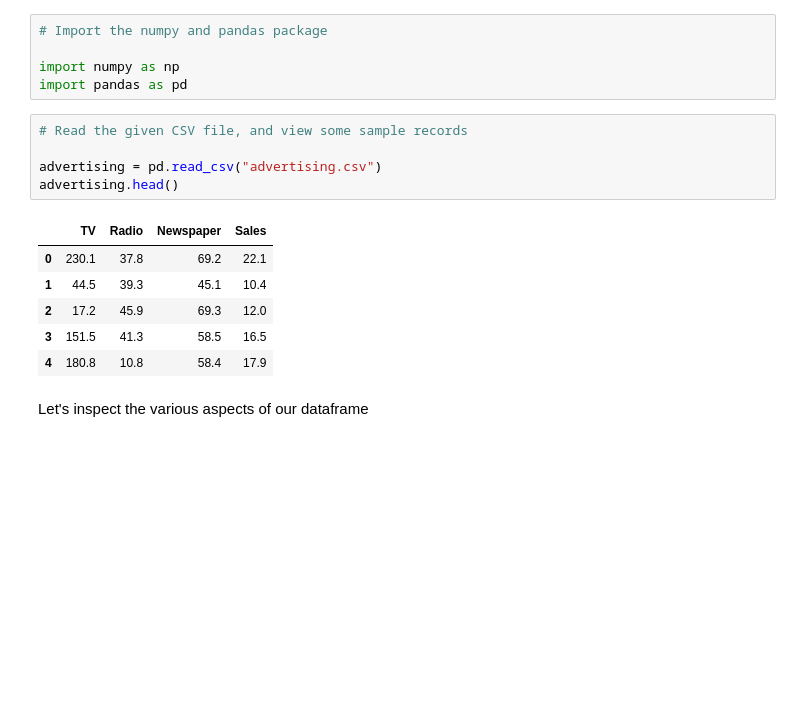
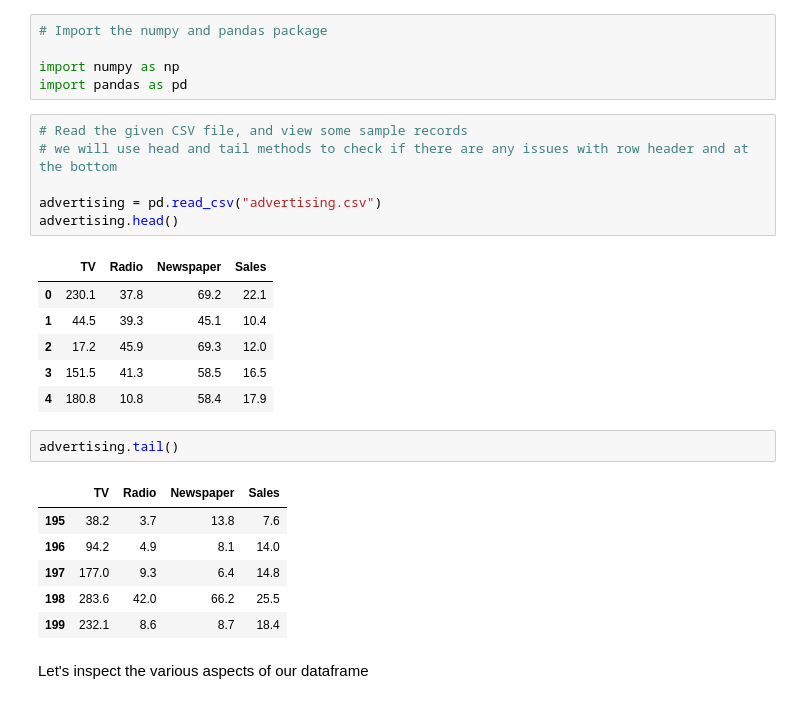
Before and after one commit to VaRuNmRnEr/linear-regression, a Jupyter notebook: Simple+Linear+Regression+in+Python.ipynb, the cells around one changed output. Cells and saved outputs as stored; diff of their text form; blank space fills up the shorter version.

```diff
--- a/Simple+Linear+Regression+in+Python.ipynb
+++ b/Simple+Linear+Regression+in+Python.ipynb
@@ -21,6 +22,7 @@ import numpy as np
 import pandas as pd
 # %%
 # Read the given CSV file, and view some sample records
+# we will use head and tail methods to check if there are any issues with row header and at the bottom
 
 advertising = pd.read_csv("advertising.csv")
 advertising.head()
@@ -31,6 +33,15 @@ advertising.head()
 | 2 | 17.2 | 45.9 | 69.3 | 12.0 |
 | 3 | 151.5 | 41.3 | 58.5 | 16.5 |
 | 4 | 180.8 | 10.8 | 58.4 | 17.9 |
+# %%
+advertising.tail()
+# %% [output]
+|  | TV | Radio | Newspaper | Sales |
+| 195 | 38.2 | 3.7 | 13.8 | 7.6 |
+| 196 | 94.2 | 4.9 | 8.1 | 14.0 |
+| 197 | 177.0 | 9.3 | 6.4 | 14.8 |
+| 198 | 283.6 | 42.0 | 66.2 | 25.5 |
+| 199 | 232.1 | 8.6 | 8.7 | 18.4 |
 # %% [markdown]
 Let's inspect the various aspects of our dataframe
 # %%
```
Also changed, not shown: parts of 15 cells of this notebook.
